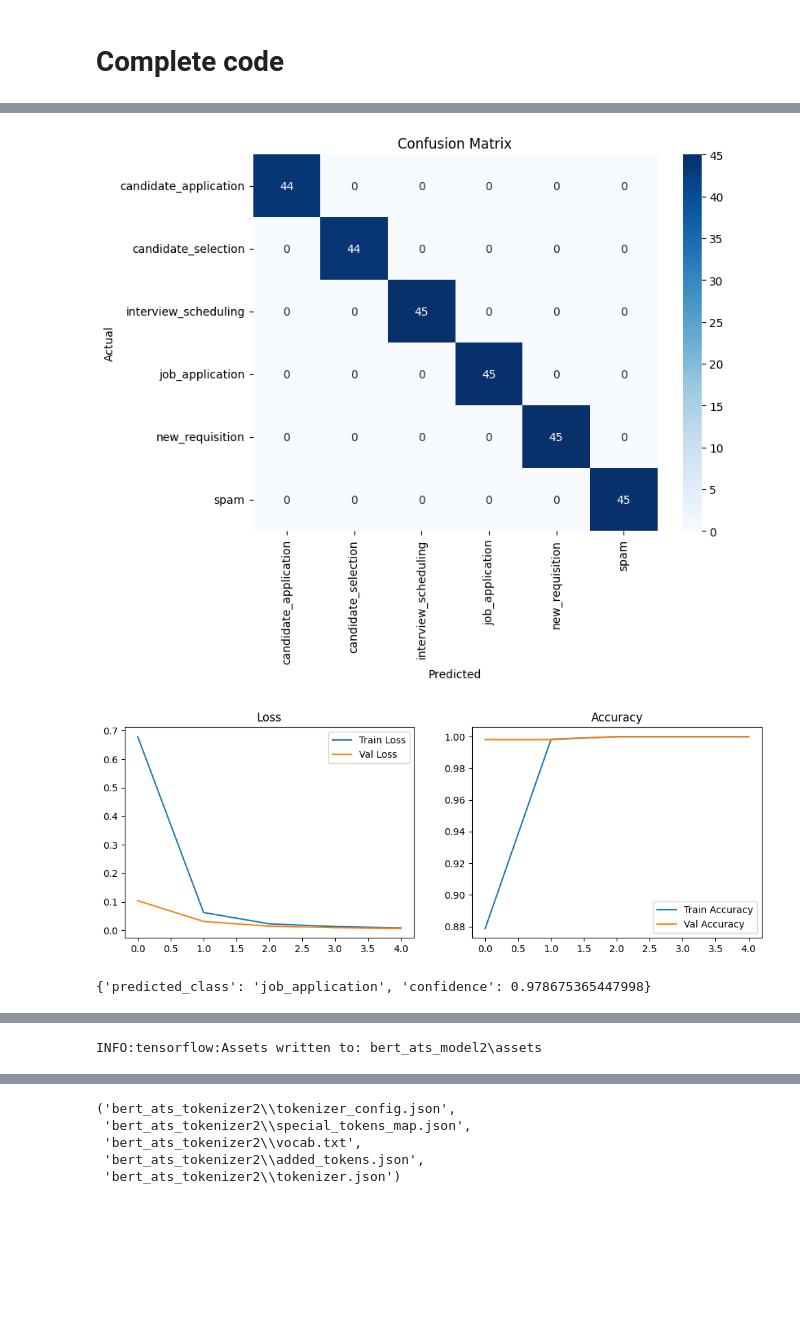
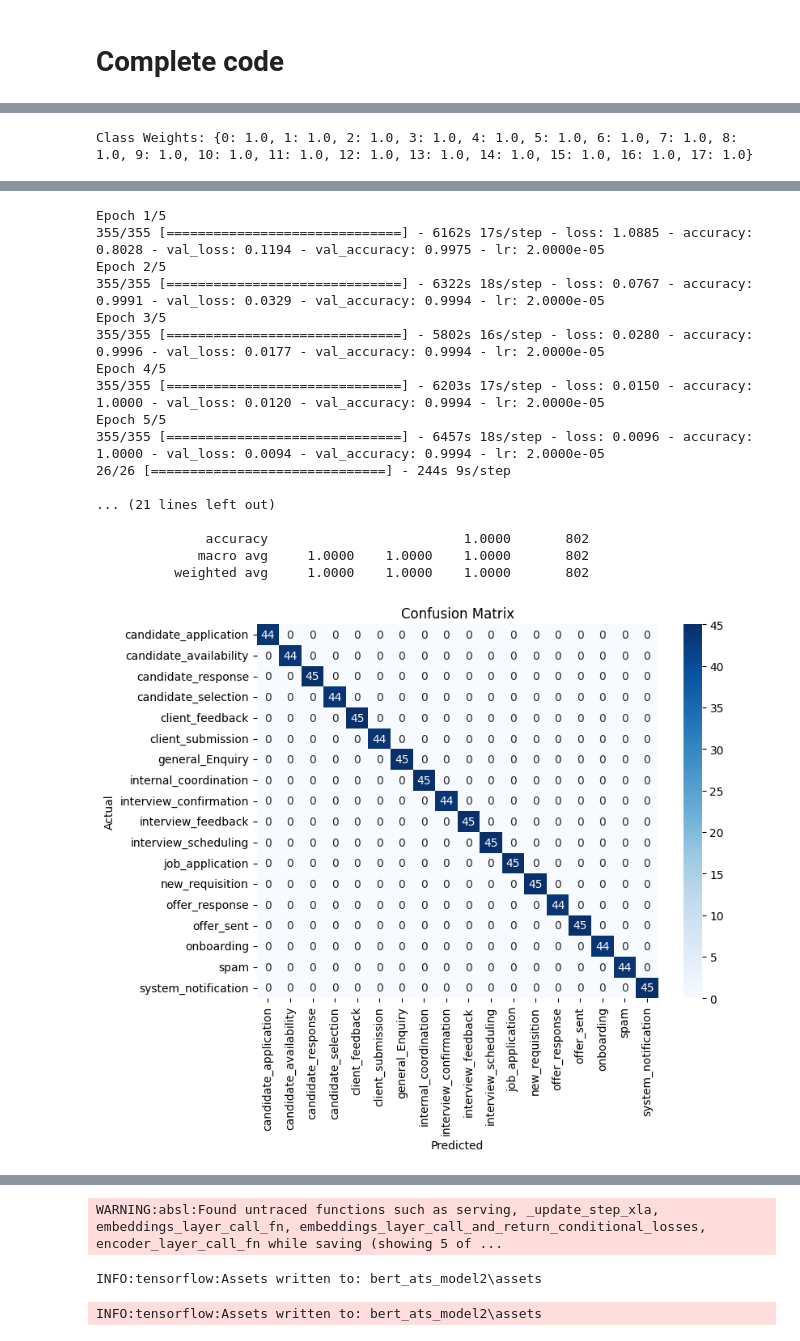
Before and after one commit to Tanmay-yadav/Email-Classification, a Jupyter notebook: email_classification_2.ipynb, the cells around one changed output, grey strips where cells are left out. Saved outputs shown, nothing was run; the diff lists cells and outputs as text; code cells hidden in the pictures; blank space fills up the shorter version.

Commit message:
email_classification_2

```diff
--- a/email_classification_2.ipynb
+++ b/email_classification_2.ipynb
@@ -1879,7 +1828,7 @@ from tensorflow.keras.callbacks import EarlyStopping, ReduceLROnPlateau
 
 
 # ---------- STEP 1: LOAD & CLEAN DATA ----------
-df = pd.read_csv("E:\Synthetic-Email-Generation-tool-main\data\combined_with_candidate_application.csv")
+df = pd.read_csv("E:\\Talentprism\\data\\final_training_data_with_missing_classes.csv")
 df.columns = ["label", "text"]
 
 df = df.dropna(subset=["label", "text"])
@@ -2131,3 +2072 @@ Epoch 5/5
-[figure, old version]
-[figure, old version]
-{'predicted_class': 'job_application', 'confidence': 0.978675365447998}
+Class Weights: {0: 1.0, 1: 1.0, 2: 1.0, 3: 1.0, 4: 1.0, 5: 1.0, 6: 1.0, 7: 1.0, 8: 1.0, 9: 1.0, 10: 1.0, 11: 1.0, 12: 1.0, 13: 1.0, 14: 1.0, 15: 1.0, 16: 1.0, 17: 1.0}
@@ -2135 +2086,18 @@ WARNING:absl:Found untraced functions such as serving, _update_step_xla, embeddi
-INFO:tensorflow:Assets written to: bert_ats_model2\assets
+Epoch 1/5
+355/355 [==============================] - 6162s 17s/step - loss: 1.0885 - accuracy: 0.8028 - val_loss: 0.1194 - val_accuracy: 0.9975 - lr: 2.0000e-05
+Epoch 2/5
+355/355 [==============================] - 6322s 18s/step - loss: 0.0767 - accuracy: 0.9991 - val_loss: 0.0329 - val_accuracy: 0.9994 - lr: 2.0000e-05
+Epoch 3/5
+355/355 [==============================] - 5802s 16s/step - loss: 0.0280 - accuracy: 0.9996 - val_loss: 0.0177 - val_accuracy: 0.9994 - lr: 2.0000e-05
+Epoch 4/5
+355/355 [==============================] - 6203s 17s/step - loss: 0.0150 - accuracy: 1.0000 - val_loss: 0.0120 - val_accuracy: 0.9994 - lr: 2.0000e-05
+Epoch 5/5
+355/355 [==============================] - 6457s 18s/step - loss: 0.0096 - accuracy: 1.0000 - val_loss: 0.0094 - val_accuracy: 0.9994 - lr: 2.0000e-05
+26/26 [==============================] - 244s 9s/step
+
+... (21 lines left out)
+
+              accuracy                         1.0000       802
+             macro avg     1.0000    1.0000    1.0000       802
+          weighted avg     1.0000    1.0000    1.0000       802
+[figure, new version]
@@ -2137,5 +2106,3 @@ INFO:tensorflow:Assets written to: bert_ats_model2\assets
-('bert_ats_tokenizer2\\tokenizer_config.json',
- 'bert_ats_tokenizer2\\special_tokens_map.json',
- 'bert_ats_tokenizer2\\vocab.txt',
- 'bert_ats_tokenizer2\\added_tokens.json',
- 'bert_ats_tokenizer2\\tokenizer.json')
+WARNING:absl:Found untraced functions such as serving, _update_step_xla, embeddings_layer_call_fn, embeddings_layer_call_and_return_conditional_losses, encoder_layer_call_fn while saving (showing 5 of ...
+INFO:tensorflow:Assets written to: bert_ats_model2\assets
+INFO:tensorflow:Assets written to: bert_ats_model2\assets
```
Also changed, not shown: parts of 12 cells of this notebook.
